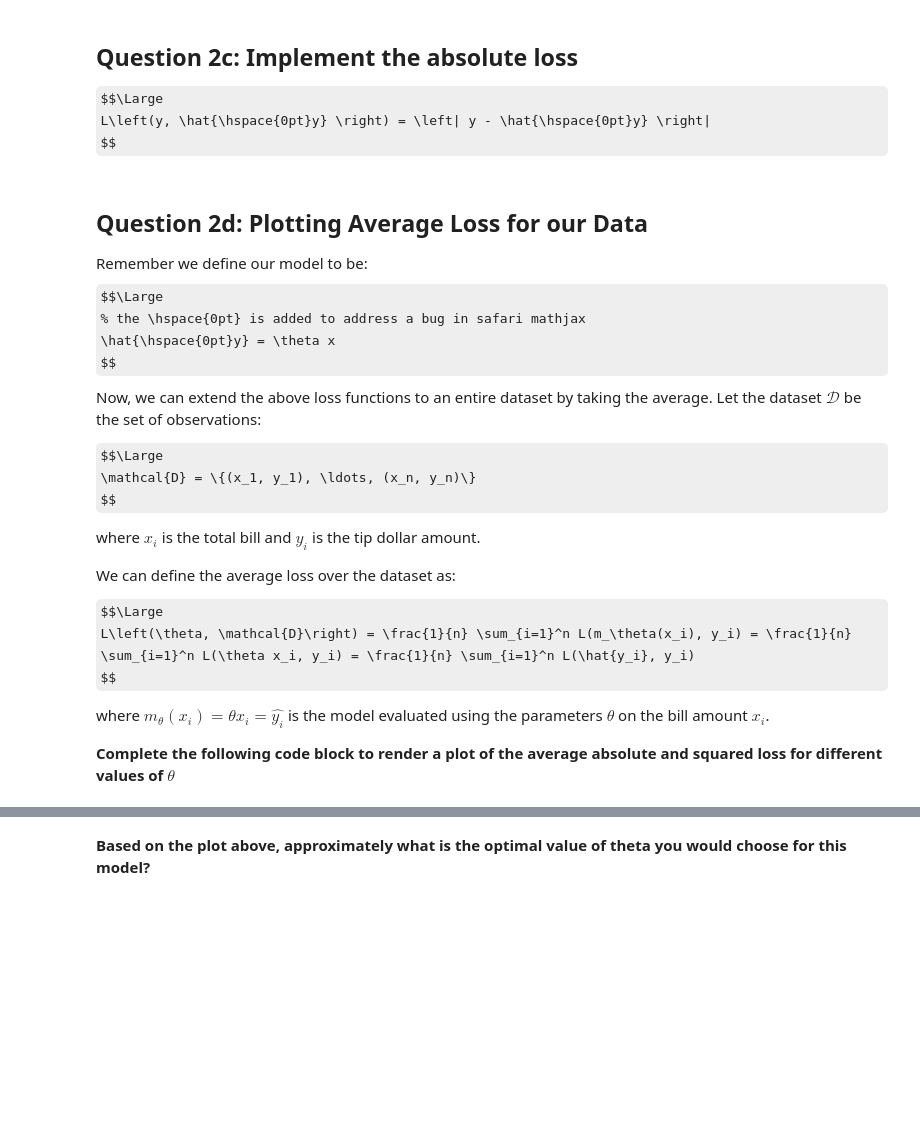
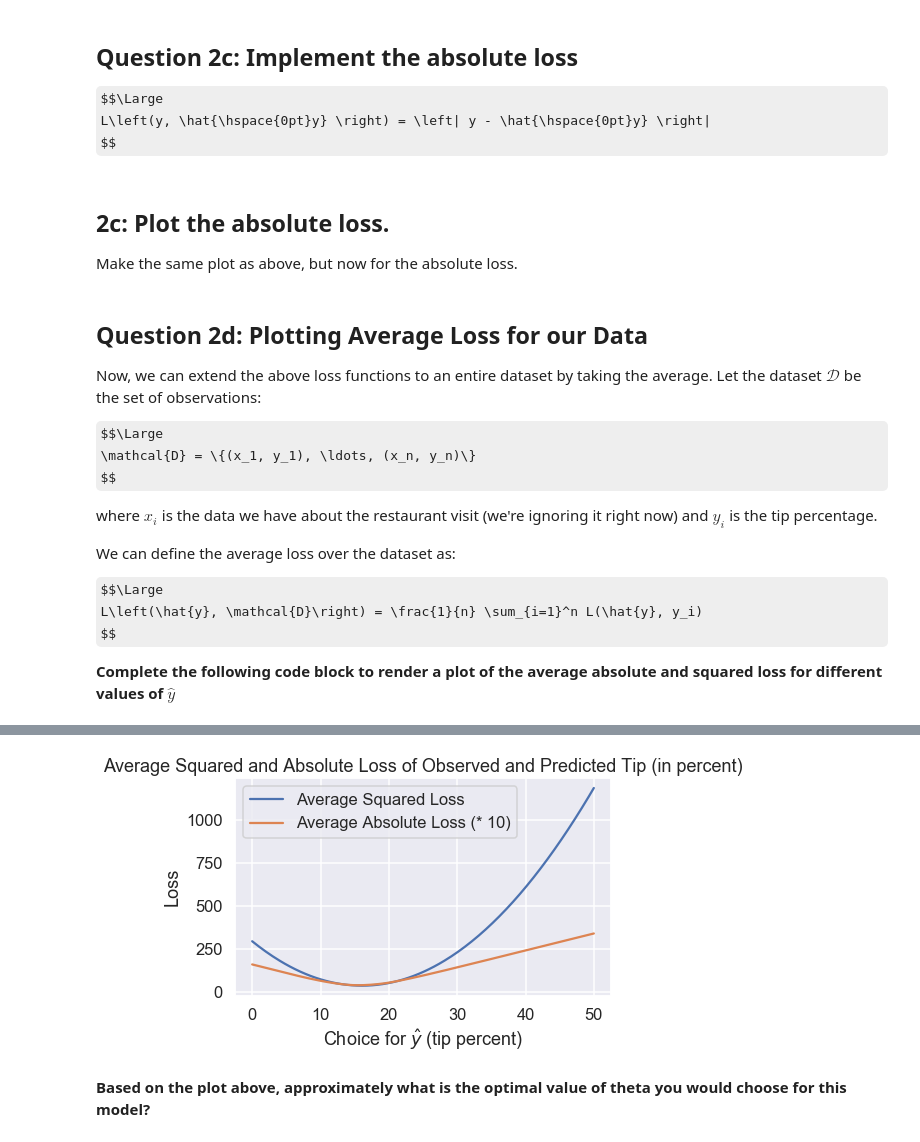
Before and after one commit to Calvin-Data-Science/data202, a Jupyter notebook: src/lab3_WIP.ipynb, the cells around one changed output, grey strips where cells are left out. Cells and saved outputs as stored; diff of their text form; code cells hidden in the pictures; some formulas as TeX source; blank space fills up the shorter version.

```diff
--- a/src/lab3_WIP.ipynb
+++ b/src/lab3_WIP.ipynb
@@ -188,5 +206,6 @@ def abs_loss(y_obs, y_hat):
     ------------
     An array of loss values corresponding to the absolute loss for each prediction
     """
-    ...
-    ...
+    # === BEGIN SOLUTION ===
+    return np.abs(y_obs - y_hat)
+    # === END SOLUTION ===
@@ -193,43 +215,43 @@ def abs_loss(y_obs, y_hat):
+# %% [markdown]
+## 2c: Plot the absolute loss.
+Make the same plot as above, but now for the absolute loss.
 # %% [markdown]
 
+
 ## Question 2d: Plotting **Average Loss** for our Data
-Remember we define our model to be:
-$$\Large
-% the \hspace{0pt} is added to address a bug in safari mathjax
-\hat{\hspace{0pt}y} = \theta x
-$$
+
 Now, we can extend the above loss functions to an entire dataset by taking the average. Let the dataset $\mathcal{D}$ be the set of observations:
 
 $$\Large
 \mathcal{D} = \{(x_1, y_1), \ldots, (x_n, y_n)\}
 $$
 
-where $x_i$ is the total bill and $y_i$ is the tip dollar amount.
+where $x_i$ is the data we have about the restaurant visit (we're ignoring it right now) and $y_i$ is the tip percentage.
 
 We can define the average loss over the dataset as:
 
 $$\Large
-L\left(\theta, \mathcal{D}\right) = \frac{1}{n} \sum_{i=1}^n L(m_\theta(x_i), y_i) = \frac{1}{n} \sum_{i=1}^n L(\theta x_i, y_i) = \frac{1}{n} \sum_{i=1}^n L(\hat{y_i}, y_i)
+L\left(\hat{y}, \mathcal{D}\right) = \frac{1}{n} \sum_{i=1}^n L(\hat{y}, y_i)
 $$
 
-where $m_\theta(x_i) = \theta x_i = \hat{y_i}$ is the model evaluated using the parameters $\theta$ on the bill amount $x_i$.
-
-**Complete the following code block to render a plot of the average absolute and squared loss for different values of $\theta$**
+**Complete the following code block to render a plot of the average absolute and squared loss for different values of $\hat{y}$**
 # %%
-thetas = np.linspace(0, 0.3, 200) # A range of theta values
-y = data['tip']
-x = data['total_bill']
+yhats = np.linspace(0, 50, 200) # A range of possible values to predict
+y_obs = data['%']
 
 # Replace 0.0 with the correct value computed
-# Use the model and loss functions from above
+# Use the loss functions from above
 
 # This time, each loss array should be a numpy array where the ith entry corresponds to the
-# average loss across all data points for the ith theta
+# average loss across all data points for the ith yhat
 
-avg_squared_loss = np.array([0.0 for theta in thetas])
-avg_absolute_loss = np.array([0.0 for theta in thetas])
+avg_squared_loss = np.array([0.0 for y_hat in yhats])
+avg_absolute_loss = np.array([0.0 for y_hat in yhats])
 
-...
+# == BEGIN SOLUTION ===
+avg_squared_loss = np.array([squared_loss(y_obs, y_hat).mean() for y_hat in yhats])
+avg_absolute_loss = np.array([abs_loss(y_obs, y_hat).mean()  for y_hat in yhats])
+# === END SOLUTION ===
 # %% [markdown]
 To test your loss calculations, run the cell below. If your code was correct, the following plot should look like:
 
@@ -237,13 +259,15 @@ To test your loss calculations, run the cell below. If your code was correct, th
 
 Note: Your colors might be different.
 # %%
-plt.plot(thetas, avg_squared_loss, label = "Average Squared Loss")
-plt.plot(thetas, avg_absolute_loss, label = "Average Absolute Loss")
-plt.title("Average Squared and Absolute Loss of Observed and Predicted Tip (in dollars)")
-plt.xlabel(r"Choice for $\theta$ (tip percent)")
+plt.plot(yhats, avg_squared_loss, label = "Average Squared Loss")
+plt.plot(yhats, avg_absolute_loss * 10, label = "Average Absolute Loss (* 10)")
+plt.title("Average Squared and Absolute Loss of Observed and Predicted Tip (in percent)")
+plt.xlabel(r"Choice for $\hat{y}$ (tip percent)")
 plt.ylabel(r"Loss")
 plt.legend()
 plt.savefig("average_loss_my_plot.png",  bbox_inches = 'tight')
+# %% [output]
+[figure, added]
 # %% [markdown]
 **Based on the plot above, approximately what is the optimal value of theta you would choose for this model?**
 # %% [markdown]
```
Also changed, not shown: parts of 46 cells of this notebook.
